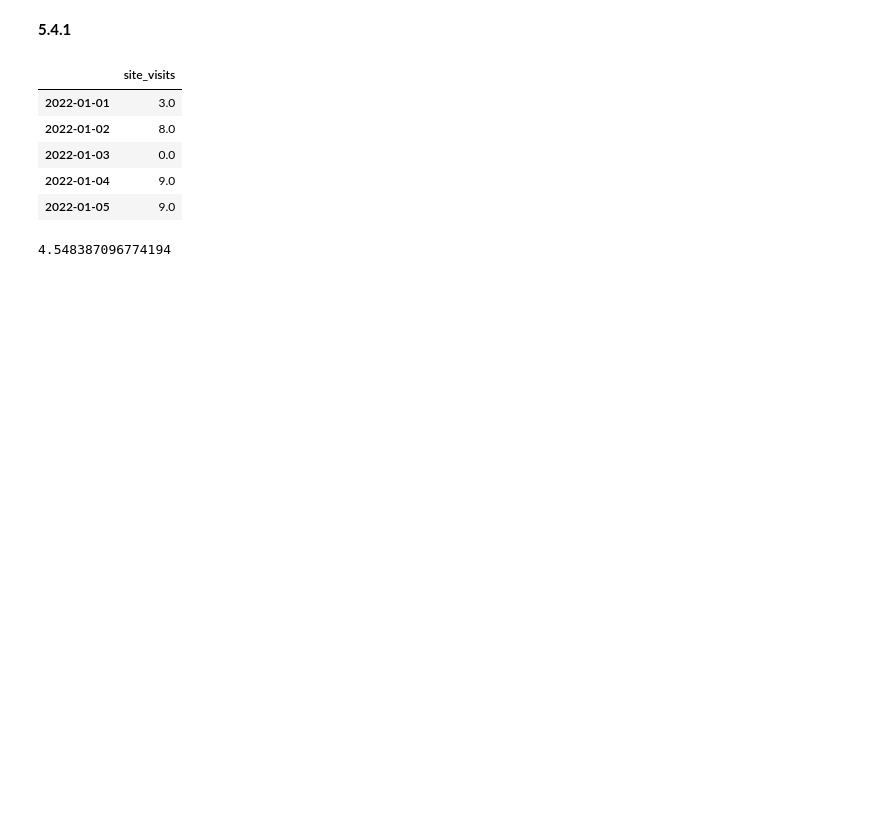
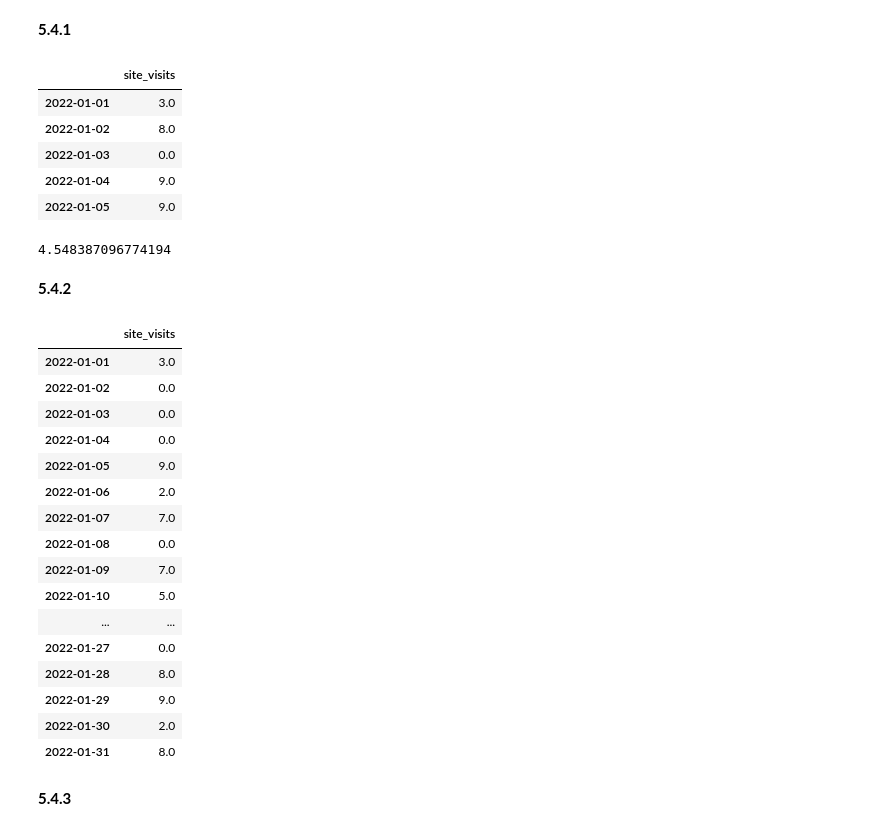
Before and after one commit to gbrs/basics_of_pandas, a Jupyter notebook: Pandas_basic.ipynb, the cells around one changed output. Drawn from its saved outputs; the diff is of its cells as text; code cells hidden in the pictures; blank space fills up the shorter version.

```diff
--- a/Pandas_basic.ipynb
+++ b/Pandas_basic.ipynb
@@ -1516,3 +1518,36 @@ def solution(_df):
 solution(df)
 # %% [output]
 4.548387096774194
+# %% [markdown]
+**5.4.2**
+# %%
+df = pd.DataFrame(
+    {'site_visits': {'2022-01-01': 3.0, '2022-01-02': -8.0, '2022-01-03': 0.0, '2022-01-04': -5.0, '2022-01-05': 9.0, '2022-01-06': 2.0, '2022-01-07': 7.0, '2022-01-08': -1.0, '2022-01-09': 7.0, '2022-01-10': 5.0, '2022-01-11': 9.0, '2022-01-12': 1.0, '2022-01-13': 4.0, '2022-01-14': -1.0, '2022-01-15': 5.0, '2022-01-16': 5.0, '2022-01-17': None, '2022-01-18': 5.0, '2022-01-19': 6.0, '2022-01-20': 6.0, '2022-01-21': 8.0, '2022-01-22': 4.0, '2022-01-23': 1.0, '2022-01-24': 0.0, '2022-01-25': 1.0, '2022-01-26': 9.0, '2022-01-27': -1.0, '2022-01-28': 8.0, '2022-01-29': 9.0, '2022-01-30': 2.0, '2022-01-31': 8.0}})
+# %%
+def solution(_df):
+    # ваш код здесь)
+    result = _df.copy().clip(0)
+    return result
+
+
+solution(df)
+# %% [output]
+|  | site_visits |
+| 2022-01-01 | 3.0 |
+| 2022-01-02 | 0.0 |
+| 2022-01-03 | 0.0 |
+| 2022-01-04 | 0.0 |
+| 2022-01-05 | 9.0 |
+| 2022-01-06 | 2.0 |
+| 2022-01-07 | 7.0 |
+| 2022-01-08 | 0.0 |
+| 2022-01-09 | 7.0 |
+| 2022-01-10 | 5.0 |
+| ... | ... |
+| 2022-01-27 | 0.0 |
+| 2022-01-28 | 8.0 |
+| 2022-01-29 | 9.0 |
+| 2022-01-30 | 2.0 |
+| 2022-01-31 | 8.0 |
+# %% [markdown]
+**5.4.3**
```
Also changed, not shown: parts of 5 cells of this notebook.
